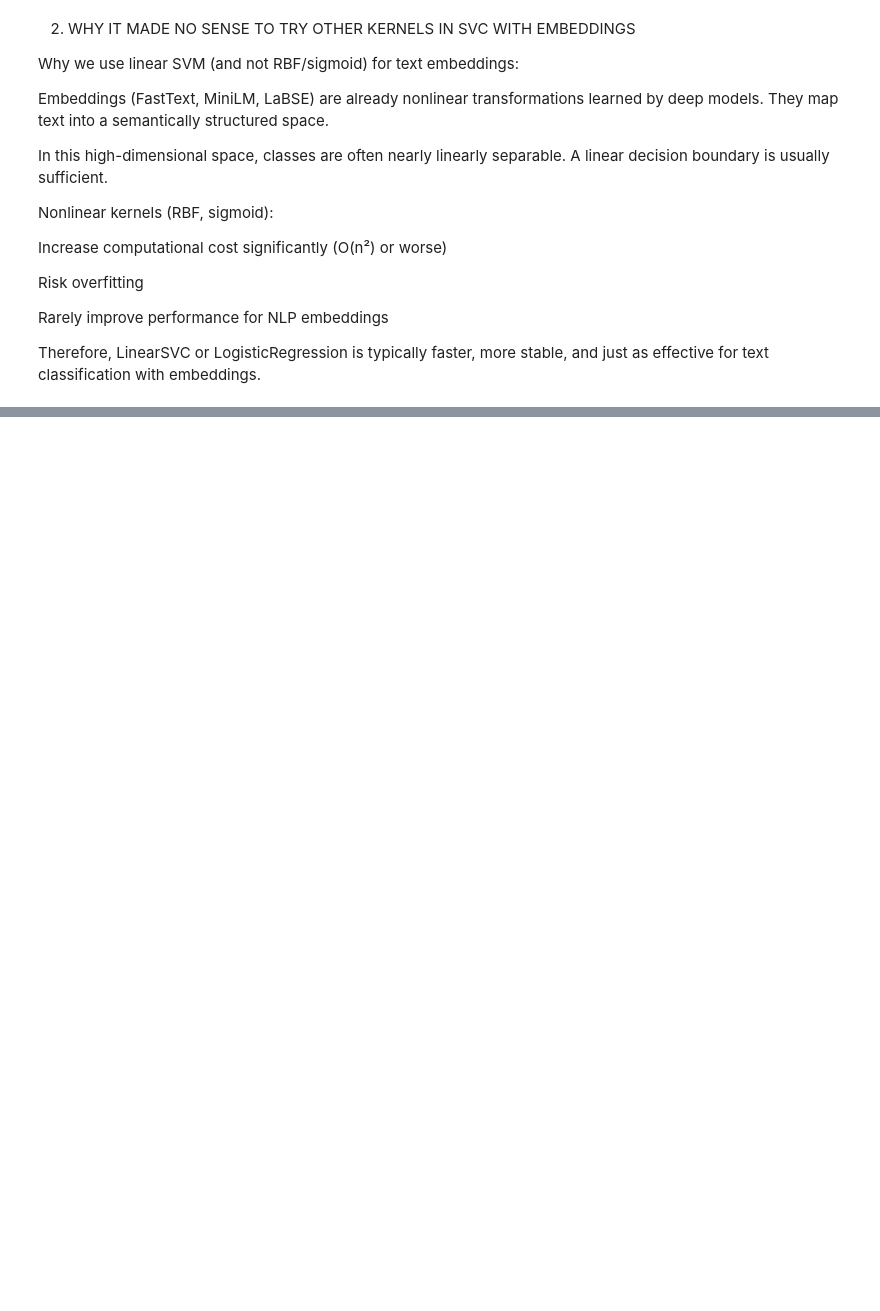
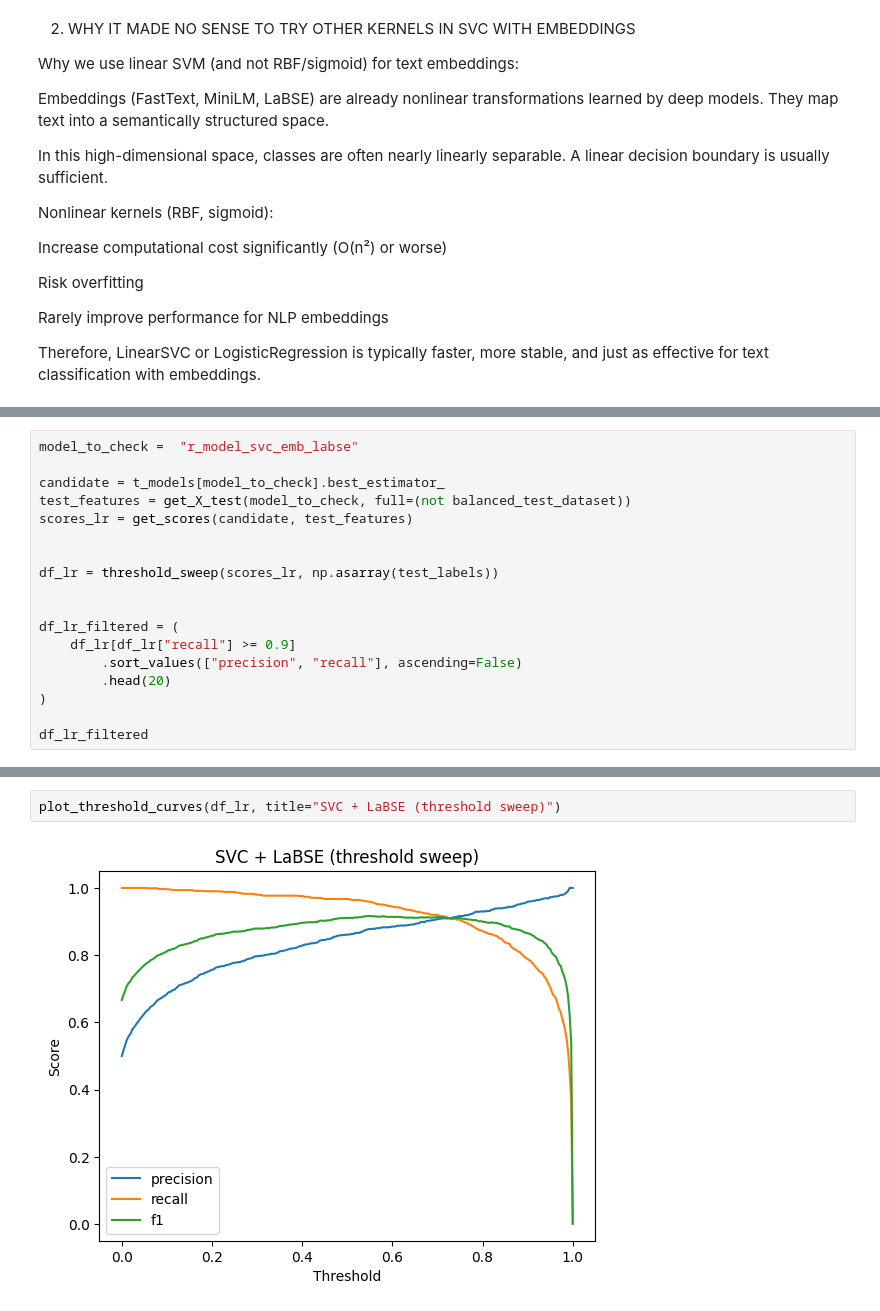
Before and after one commit to PacoBahena/hate_detection, a Jupyter notebook: ia_hate/models/Learning.ipynb, the cells around one changed output, grey strips where cells are left out. Drawn from its saved outputs; the diff is of its cells as text; blank space fills up the shorter version.

```diff
--- a/ia_hate/models/Learning.ipynb
+++ b/ia_hate/models/Learning.ipynb
@@ -708,0 +804,18 @@ Therefore, LinearSVC or LogisticRegression is typically faster, more stable, and
+# %%
+model_to_check =  "r_model_svc_emb_labse"
+
+candidate = t_models[model_to_check].best_estimator_
+test_features = get_X_test(model_to_check, full=(not balanced_test_dataset))
+scores_lr = get_scores(candidate, test_features)
+
+
+df_lr = threshold_sweep(scores_lr, np.asarray(test_labels))
+
+
+df_lr_filtered = (
+    df_lr[df_lr["recall"] >= 0.9]
+        .sort_values(["precision", "recall"], ascending=False)
+        .head(20)
+)
+
+df_lr_filtered
@@ -708,0 +840,4 @@ Therefore, LinearSVC or LogisticRegression is typically faster, more stable, and
+# %%
+plot_threshold_curves(df_lr, title="SVC + LaBSE (threshold sweep)")
+# %% [output]
+[figure, added]
```
Also changed, not shown: parts of 9 cells of this notebook.
